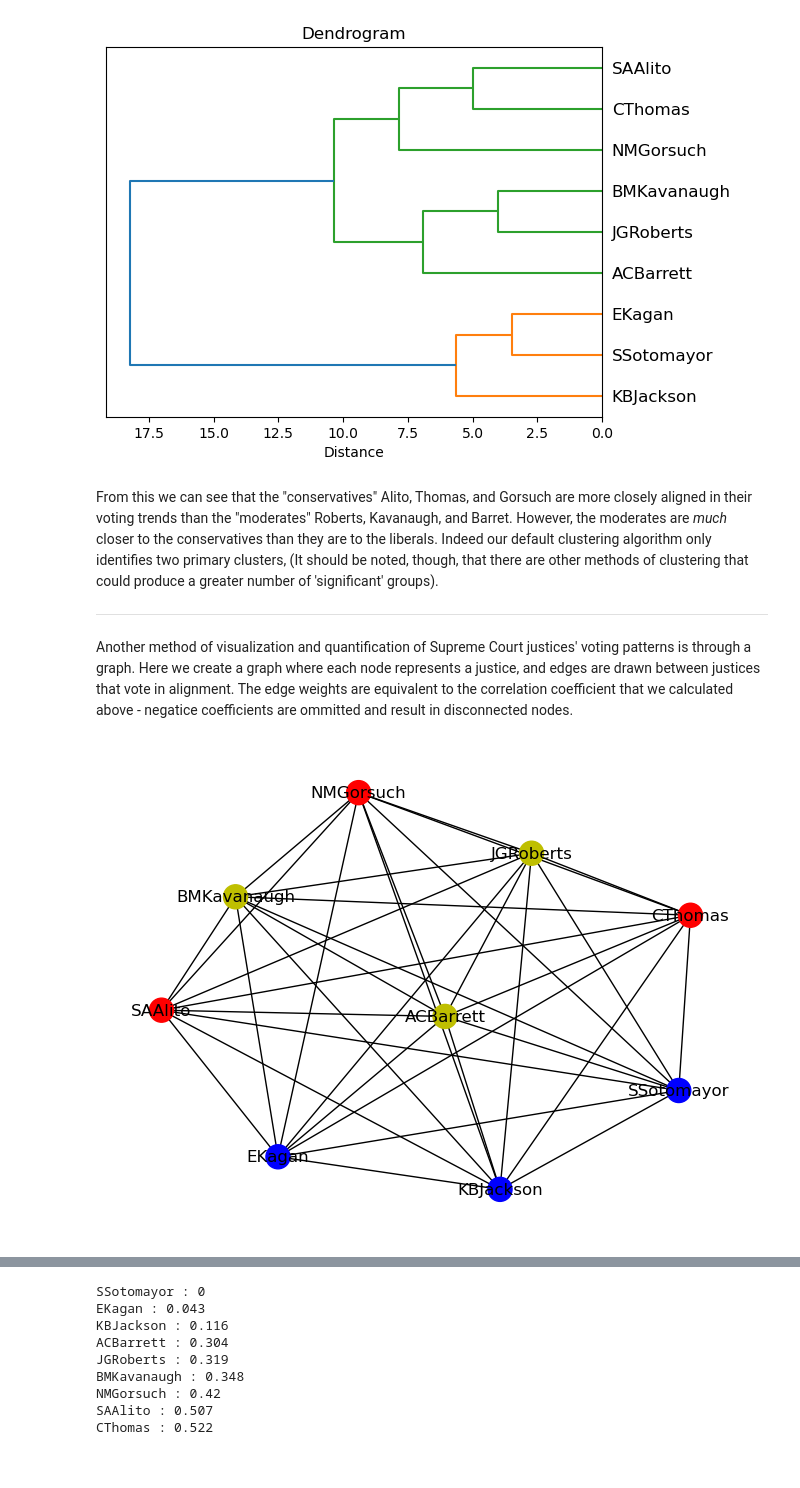
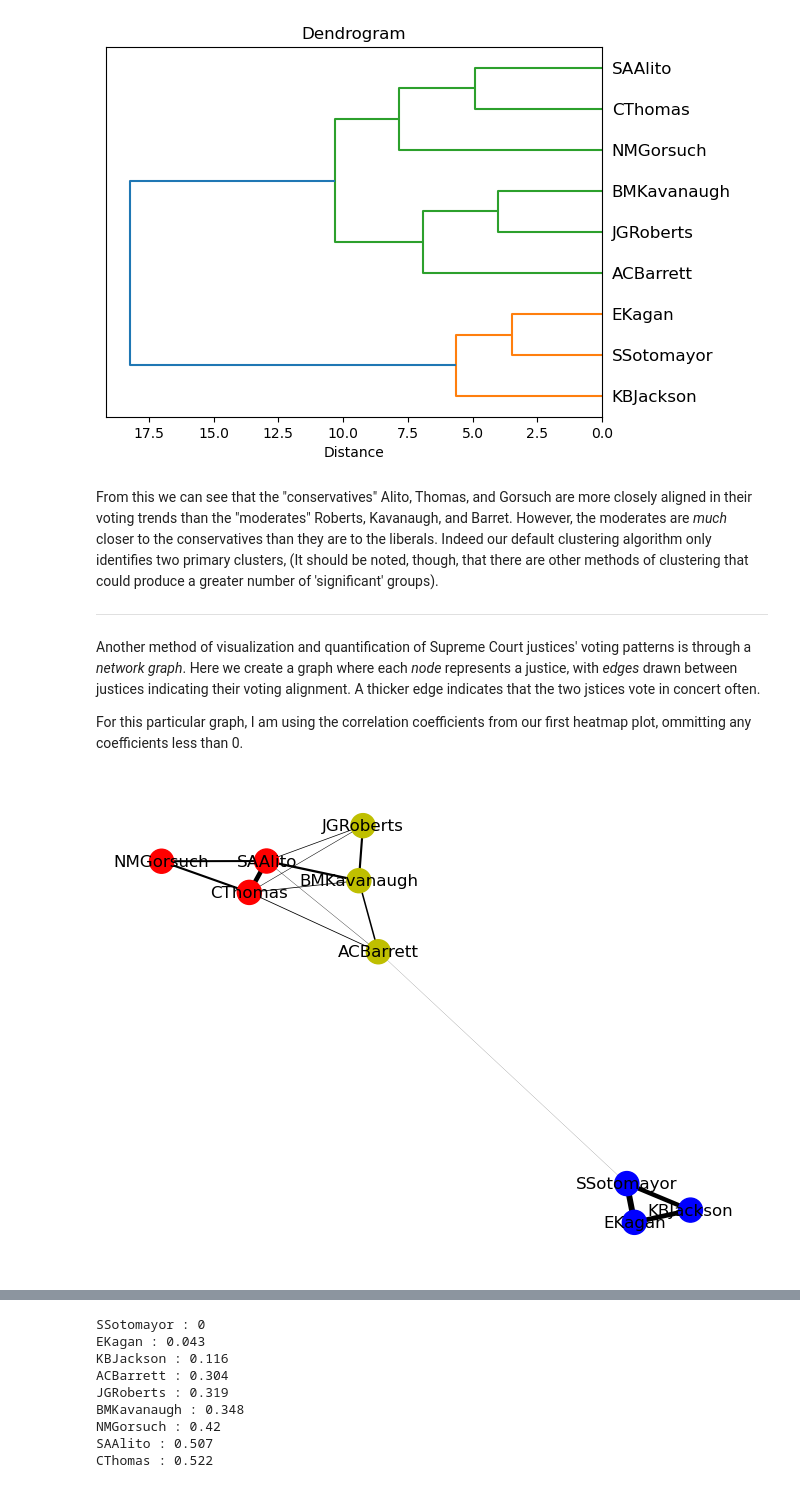
Before and after one commit to ghpetty/sc_datavis, a Jupyter notebook: SupremeCourtNetwork.ipynb, the cells around one changed output, grey strips where cells are left out. Drawn from its saved outputs; the diff is of its cells as text; code cells hidden in the pictures.

```diff
--- a/SupremeCourtNetwork.ipynb
+++ b/SupremeCourtNetwork.ipynb
@@ -138,24 +176,30 @@ From this we can see that the "conservatives" Alito, Thomas, and Gorsuch are mor
 
 ---
 
-Another method of visualization and quantification of Supreme Court justices' voting patterns is through a graph. Here we create a graph where each node represents a justice, and edges are drawn between justices that vote in alignment. The edge weights are equivalent to the correlation coefficient that we calculated above - negatice coefficients are ommitted and result in disconnected nodes.
+Another method of visualization and quantification of Supreme Court justices' voting patterns is through a *network graph*. Here we create a graph where each *node* represents a justice, with *edges* drawn between justices indicating their voting alignment. A thicker edge indicates that the two jstices vote in concert often.
+
+For this particular graph, I am using the correlation coefficients from our first heatmap plot, ommitting any coefficients less than 0.
 # %%
 # Create a Graph object and use our matrix to populate it:
 G = nx.Graph()
 num_nodes = corrMat.shape[0]
 for i in range(num_nodes):
-    for j in range(i + 1, num_nodes):  # Only iterate over upper triangle
-        # weight = corrMat[i,j]
-        weight = voteMat_frac[i,j]
+    for j in range(i, num_nodes):  # Only iterate over upper triangle
+        weight = corrMat[i,j]
+        #weight = voteMat_frac[i,j]
         if weight > 0:
             G.add_edge(i, j, weight=weight)
 
 # Add labels to the nodes:
 node_labels = {i:j for i,j in zip(range(9),justiceOrder)}
 node_colors = ['y','r','r','y','y','r','b','b','b']
+# Define line widths from edge weights:
+edges = G.edges()
+weights = [G[u][v]['weight'] for u,v in edges]
+lineWidths = np.array(weights)*5
 G = nx.relabel_nodes(G, node_labels)
-pos = nx.spring_layout(G,weight='weight',seed=42,iterations=100)
-nx.draw(G, pos,with_labels=True,node_color=node_colors)
+pos = nx.spring_layout(G,weight='weight',iterations=1000,seed=42)
+nx.draw(G, pos,with_labels=True,node_color=node_colors,width=lineWidths)
 plt.show()
 # %% [output]
-[figure, old version]
+[figure, new version]
```
Also changed, not shown: parts of 15 cells of this notebook.
